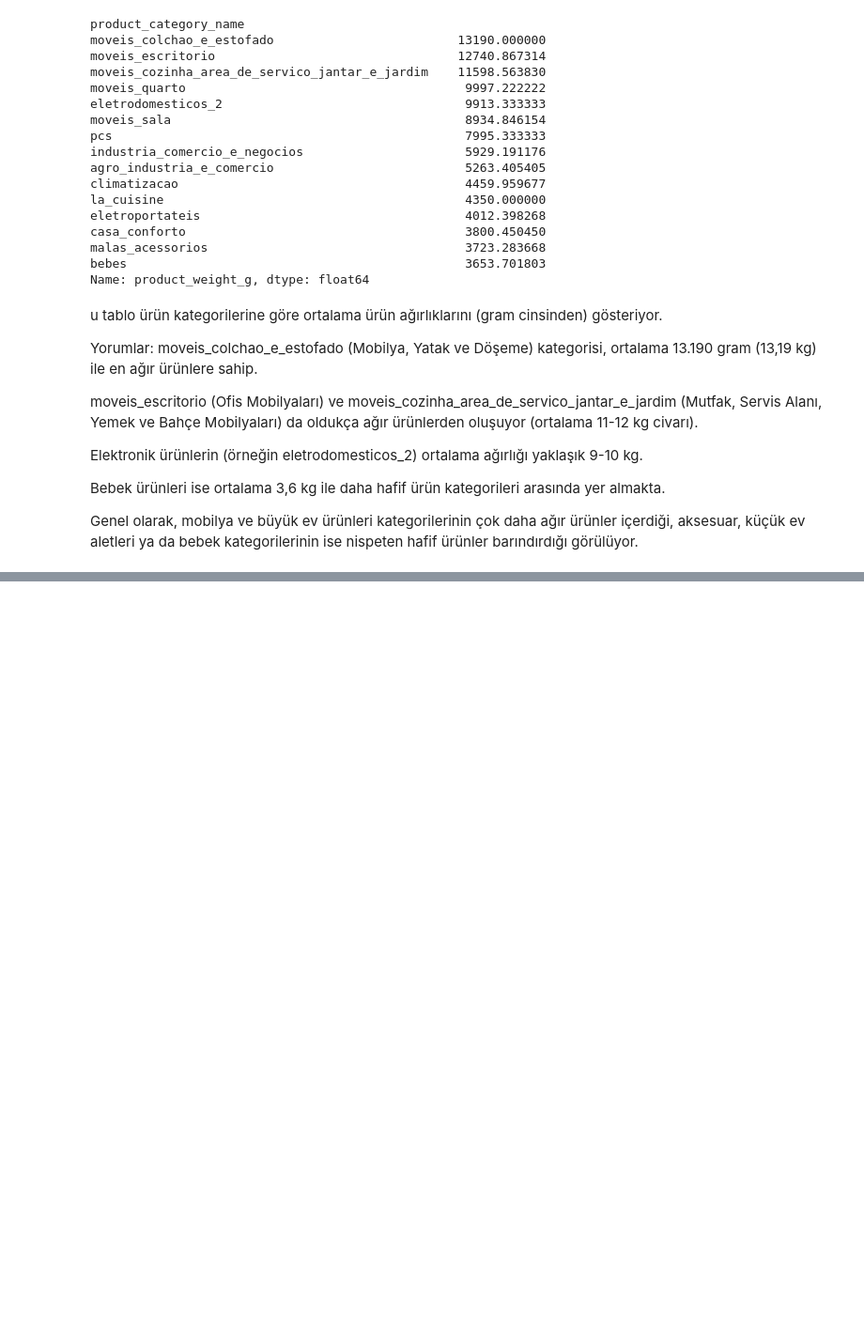
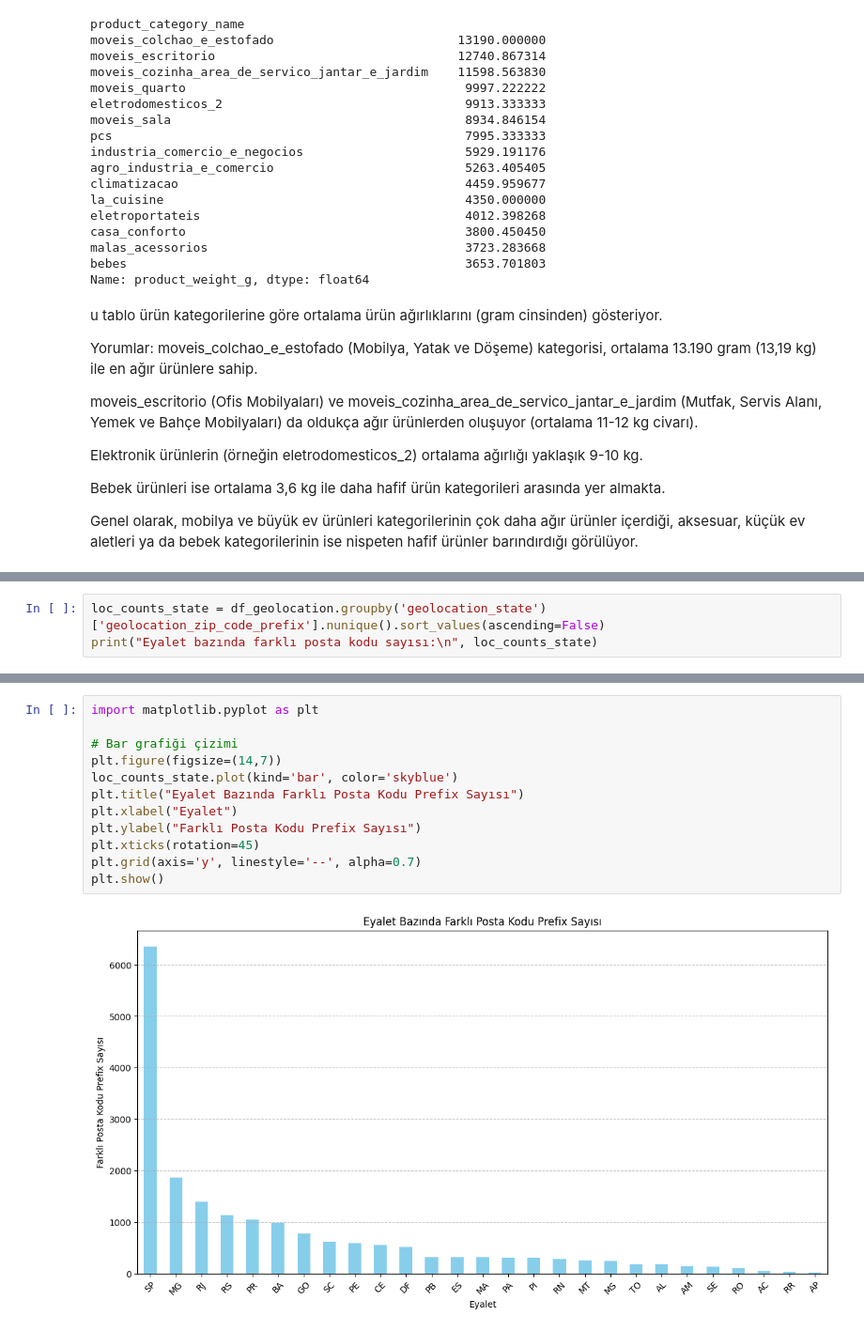
Before and after one commit to hacerkls42/Olist-E-Commerce-Analytics-Project, a Jupyter notebook: notebooks/analiz_ve_gorsellestirme.ipynb, the cells around one changed output, grey strips where cells are left out. Shown at 94% size. Cells and saved outputs as stored; diff of their text form; blank space fills up the shorter version.

```diff
--- a/notebooks/analiz_ve_gorsellestirme.ipynb
+++ b/notebooks/analiz_ve_gorsellestirme.ipynb
@@ -2549,0 +2064,3 @@ Genel olarak, mobilya ve büyük ev ürünleri kategorilerinin çok daha ağır
+# %%
+loc_counts_state = df_geolocation.groupby('geolocation_state')['geolocation_zip_code_prefix'].nunique().sort_values(ascending=False)
+print("Eyalet bazında farklı posta kodu sayısı:\n", loc_counts_state)
@@ -2549,0 +2085,14 @@ Genel olarak, mobilya ve büyük ev ürünleri kategorilerinin çok daha ağır
+# %%
+import matplotlib.pyplot as plt
+
+# Bar grafiği çizimi
+plt.figure(figsize=(14,7))
+loc_counts_state.plot(kind='bar', color='skyblue')
+plt.title("Eyalet Bazında Farklı Posta Kodu Prefix Sayısı")
+plt.xlabel("Eyalet")
+plt.ylabel("Farklı Posta Kodu Prefix Sayısı")
+plt.xticks(rotation=45)
+plt.grid(axis='y', linestyle='--', alpha=0.7)
+plt.show()
+# %% [output]
+[figure, added]
```
Also changed, not shown: parts of 112 cells of this notebook, 3 other files.
